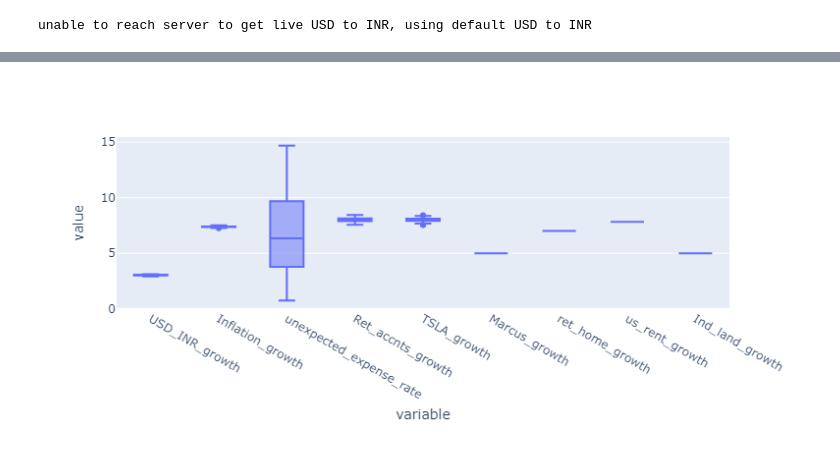
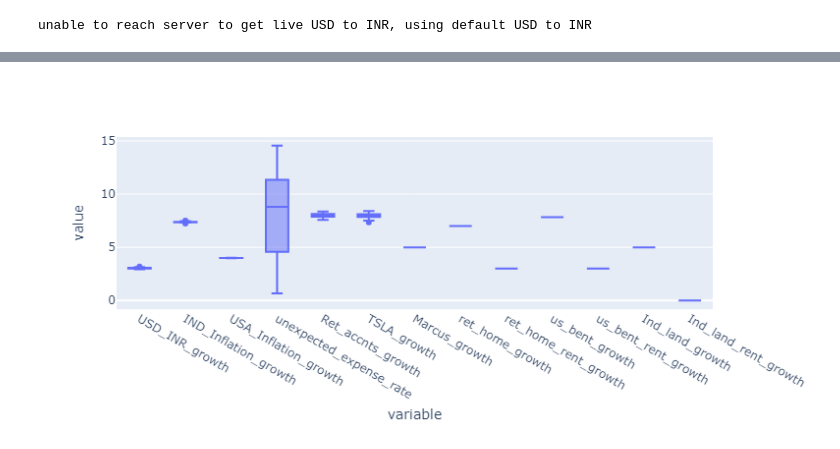
Before and after one commit to smaddi/Learn_AI, a Jupyter notebook: Ret_calc/retirement_simulation.ipynb, the cells around one changed output, grey strips where cells are left out. Drawn from its saved outputs; the diff is of its cells as text; code cells hidden in the pictures.

```diff
--- a/Ret_calc/retirement_simulation.ipynb
+++ b/Ret_calc/retirement_simulation.ipynb
@@ -47,10 +47,10 @@ Investments = {
     },
     'ret_home' : {
         'type': 'real_estate',
-        'current_value': 20000000,
+        'current_value': 24900000,
         'mean_yoy_growthrate_percent': 7,
-        'down_percent': 25,
-        'mortgage_term': 30,
+        'down_percent': 20,
+        'mortgage_term': 30, # Years
         'mortgage_start_year': retirement_year,
         'mortgage_percent': 9.85,
         'closing_costs_onetime': 3500000,
@@ -59,20 +59,20 @@ Investments = {
         'rental_income_yoy_inc_percent': 3,
         'property_tax_percent': 1.36,
         'HOA_or_maintainance': 2000,
-        'home_insurance': 1390,
-        'yearly_misc_repair_or_other': 12000
+        'home_insurance': 13900,
+        'yearly_misc_repair_or_other': 120000
 
     },
-    'us_rent' : {
+    'us_bent' : {
         'type': 'real_estate',
         'current_value': 300000,
         'mean_yoy_growthrate_percent': 7.83,
         'down_percent': 20,
-        'mortgage_term': 30,
+        'mortgage_term': 30, # Years
         'mortgage_start_year': 2024,
         'mortgage_percent': 6.25,
         'closing_costs_onetime': 30000,
-        'currency': 'USD',
+        'currency': 'USD',  # Currency of loan
         'rental_income': 1500,
         'rental_income_yoy_inc_percent': 3,
         'property_tax_percent': 1.36,
@@ -85,11 +85,11 @@ Investments = {
         'current_value': 5000000,
         'mean_yoy_growthrate_percent': 5,
         'down_percent': 50,
-        'mortgage_term': 15,
+        'mortgage_term': 15, # Years
         'mortgage_start_year': 2024,
         'mortgage_percent': 6.25,
         'closing_costs_onetime': 500000,
-        'currency': 'INR',
+        'currency': 'INR', # Currency of loan
         'rental_income': 0,
         'rental_income_yoy_inc_percent': 0,
         'property_tax_percent': 1.36,
@@ -98,11 +98,14 @@ Investments = {
         'yearly_misc_repair_or_other': 0
     }
 }
+# USA inflation
+USA_inflation_mean = 4
+USA_inflation_std = 0.01
 
 # India Living
 Monthly_living = 200000
 Monthly_living_currency = 'INR' # USD or INR
-India_infaltion_mean = 7.379
+India_inflation_mean = 7.379
 India_inflation_std = 0.04878
 
 # Unexpected expenses percent of living expense
@@ -154,7 +157,7 @@ India_federal_brackets = [
 # USD to INR rates
 # Fetching the current USD to INR conversion rate from an API
 
-default_USD_to_INR = 83.5
+default_USD_to_INR = 83.5 # if live data unavailable
 USD_INR_comission_percent = 0.550
 USD_INR_mean_growth_percent = 3.040
 USD_INR_STD = 0.0557
@@ -181,10 +190,11 @@ unable to reach server to get live USD to INR, using default USD to INR
 # USD to INR YOY growth
 # India inflation
 
-def gen_simulation_variables(Investments,years_to_calculate,USD_INR_mean_growth_percent,USD_INR_STD,India_infaltion_mean,India_inflation_std,Unexpected_expense_min_percent, Unexpected_expense_max_percent):
+def gen_simulation_variables(Investments,years_to_calculate,USD_INR_mean_growth_percent,USD_INR_STD,India_inflation_mean,India_inflation_std,Unexpected_expense_min_percent, Unexpected_expense_max_percent,USA_inflation_mean,USA_inflation_std):
     rand_var_df = pd.DataFrame()
     rand_var_df['USD_INR_growth'] = np.random.normal(loc=USD_INR_mean_growth_percent,scale = USD_INR_STD,size = years_to_calculate)
-    rand_var_df['Inflation_growth'] = np.random.normal(loc=India_infaltion_mean,scale = India_inflation_std,size = years_to_calculate)
+    rand_var_df['IND_Inflation_growth'] = np.random.normal(loc=India_inflation_mean,scale = India_inflation_std,size = years_to_calculate)
+    rand_var_df['USA_Inflation_growth'] = np.random.normal(loc=USA_inflation_mean,scale = USA_inflation_std,size = years_to_calculate)
     rand_var_df['unexpected_expense_rate'] = np.random.uniform(Unexpected_expense_min_percent, Unexpected_expense_max_percent,size= years_to_calculate)
     for key,invs in Investments.items():
         try:
@@ -200,10 +210,14 @@ def gen_simulation_variables(Investments,years_to_calculate,USD_INR_mean_growth_
         # print(key, 'mean=',means,'stdev=',std_dev)
         rand_var_df[f'{key}_growth'] = np.random.normal(loc=means,scale = std_dev,size = years_to_calculate)
 
+        # Handling_rent_growth
+        if invs['type'] == 'real_estate':
+            rand_var_df[f'{key}_rent_growth'] = np.random.normal(loc= invs['rental_income_yoy_inc_percent'],scale = 0,size = years_to_calculate)
+
     return rand_var_df
 
 # Investments output mean, stdev
-simulation_var_df = gen_simulation_variables(Investments,years_to_calculate,USD_INR_mean_growth_percent,USD_INR_STD,India_infaltion_mean,India_inflation_std,Unexpected_expense_min_percent, Unexpected_expense_max_percent)
+simulation_var_df = gen_simulation_variables(Investments,years_to_calculate,USD_INR_mean_growth_percent,USD_INR_STD,India_inflation_mean,India_inflation_std,Unexpected_expense_min_percent, Unexpected_expense_max_percent,USA_inflation_mean,USA_inflation_std)
 # print(rand_var_df.mean(),rand_var_df.std())
 fig = px.box(simulation_var_df)
 fig.show()
@@ -211 +226 @@ fig.show()
-[figure, old version]
+[figure, new version]
```
Also changed, not shown: parts of 8 cells of this notebook.
